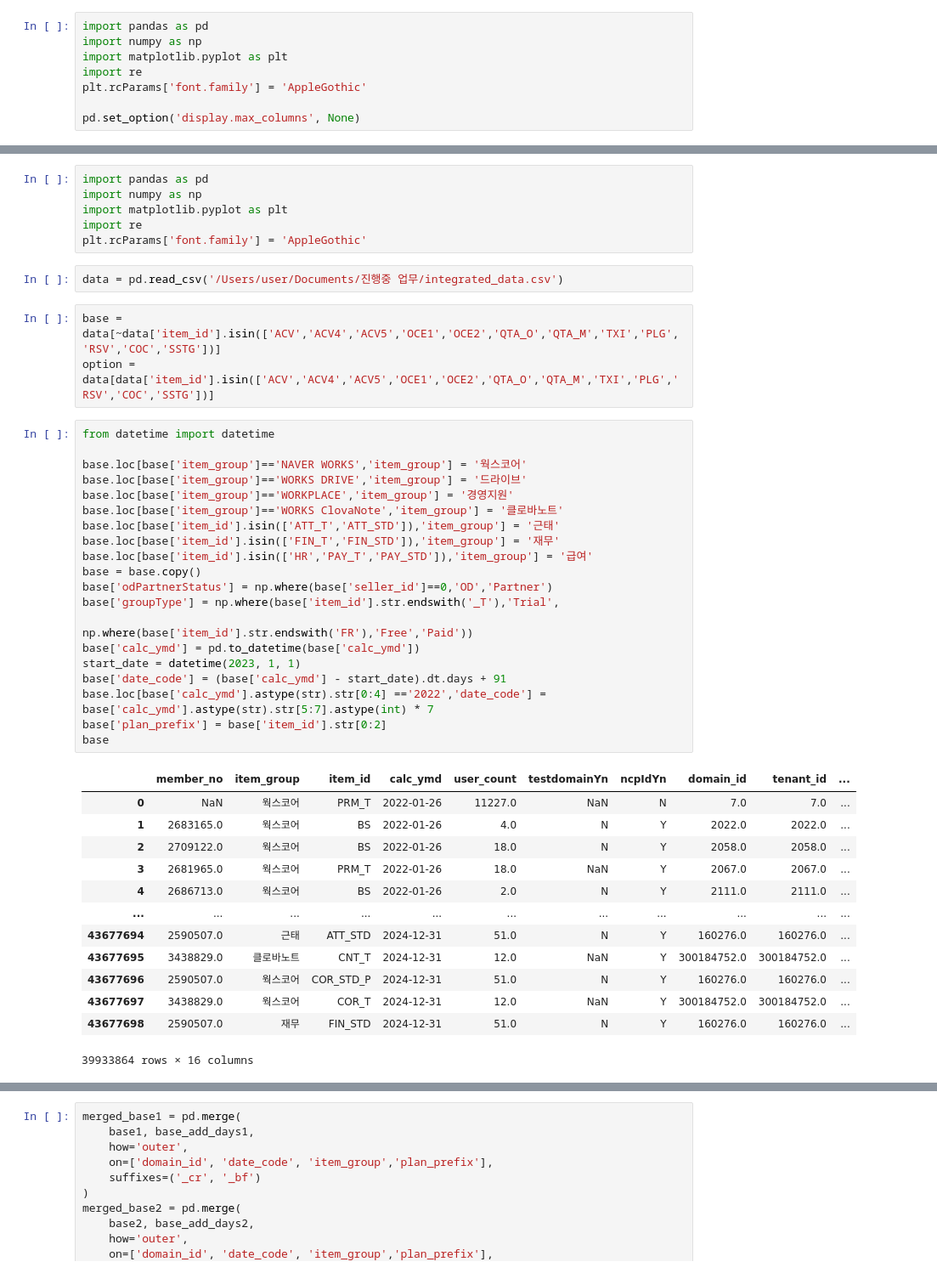
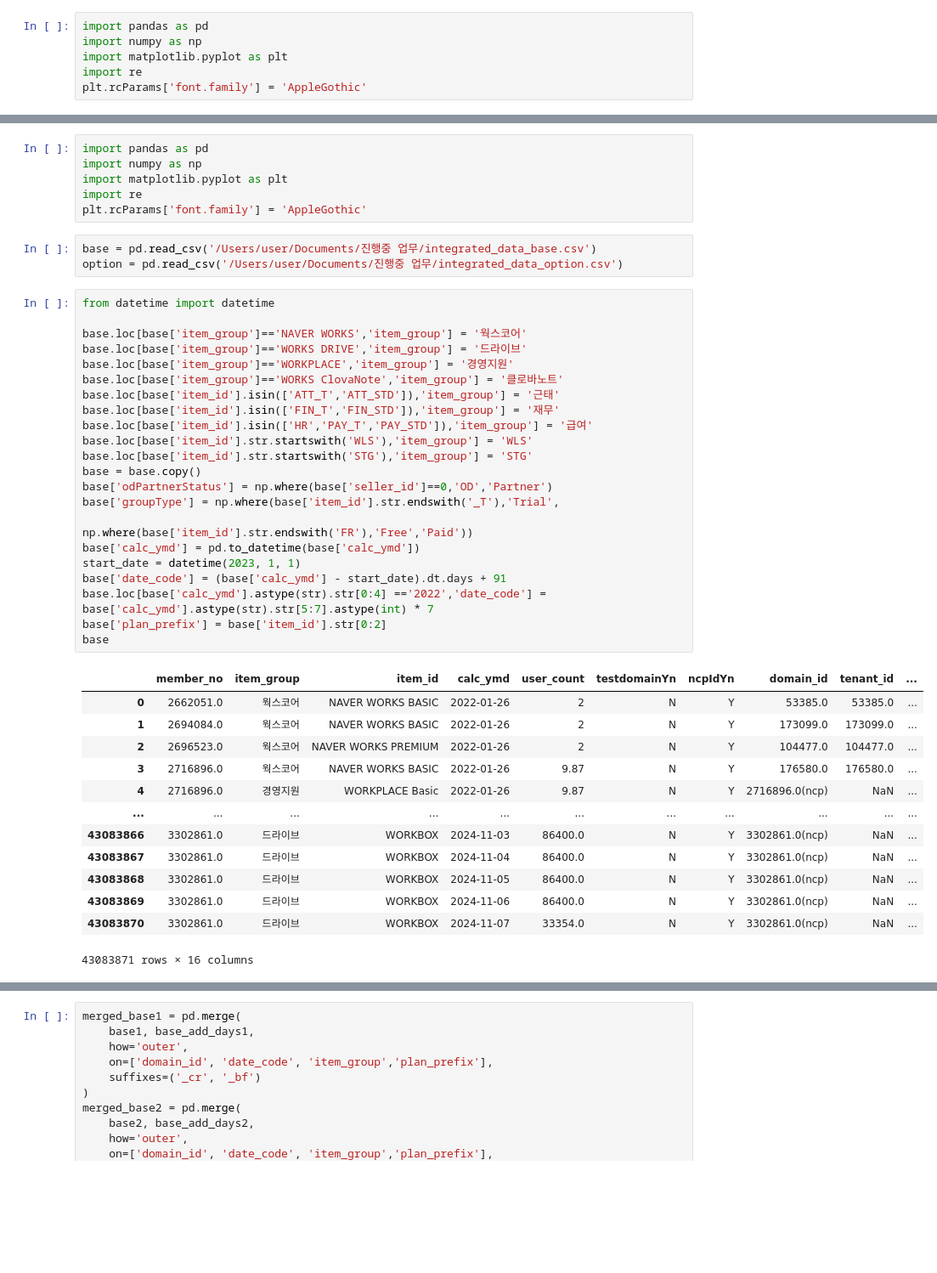
Before and after one commit to sunwho/navercloud_DA, a Jupyter notebook: data_preprocessing.ipynb, the cells around one changed output, grey strips where cells are left out. Shown: that part at 85% size. Saved outputs shown, nothing was run; the diff lists cells and outputs as text; blank space fills up the shorter version.

```diff
--- a/data_preprocessing.ipynb
+++ b/data_preprocessing.ipynb
@@ -4,8 +4,6 @@ import numpy as np
 import matplotlib.pyplot as plt
 import re
 plt.rcParams['font.family'] = 'AppleGothic'
-
-pd.set_option('display.max_columns', None)
 # %%
 boa1 = pd.read_excel('/Users/user/Documents/진행중 업무/데이터/BOA/BOA(202201)new.xlsx')
 boa2 = pd.read_excel('/Users/user/Documents/진행중 업무/데이터/BOA/BOA(202202)new.xlsx')
@@ -1328,44 +1242,44 @@ import matplotlib.pyplot as plt
 import re
 plt.rcParams['font.family'] = 'AppleGothic'
 # %%
-data = pd.read_csv('/Users/user/Documents/진행중 업무/integrated_data.csv')
+base = pd.read_csv('/Users/user/Documents/진행중 업무/integrated_data_base.csv')
+option = pd.read_csv('/Users/user/Documents/진행중 업무/integrated_data_option.csv')
-# %%
-base = data[~data['item_id'].isin(['ACV','ACV4','ACV5','OCE1','OCE2','QTA_O','QTA_M','TXI','PLG','RSV','COC','SSTG'])]
-option = data[data['item_id'].isin(['ACV','ACV4','ACV5','OCE1','OCE2','QTA_O','QTA_M','TXI','PLG','RSV','COC','SSTG'])]
 # %%
 from datetime import datetime
 
 base.loc[base['item_group']=='NAVER WORKS','item_group'] = '웍스코어'
 base.loc[base['item_group']=='WORKS DRIVE','item_group'] = '드라이브'
 base.loc[base['item_group']=='WORKPLACE','item_group'] = '경영지원'
 base.loc[base['item_group']=='WORKS ClovaNote','item_group'] = '클로바노트'
 base.loc[base['item_id'].isin(['ATT_T','ATT_STD']),'item_group'] = '근태'
 base.loc[base['item_id'].isin(['FIN_T','FIN_STD']),'item_group'] = '재무'
 base.loc[base['item_id'].isin(['HR','PAY_T','PAY_STD']),'item_group'] = '급여'
+base.loc[base['item_id'].str.startswith('WLS'),'item_group'] = 'WLS'
+base.loc[base['item_id'].str.startswith('STG'),'item_group'] = 'STG'
 base = base.copy()
 base['odPartnerStatus'] = np.where(base['seller_id']==0,'OD','Partner')
 base['groupType'] = np.where(base['item_id'].str.endswith('_T'),'Trial',
                                         np.where(base['item_id'].str.endswith('FR'),'Free','Paid'))
 base['calc_ymd'] = pd.to_datetime(base['calc_ymd'])
 start_date = datetime(2023, 1, 1)
 base['date_code'] = (base['calc_ymd'] - start_date).dt.days + 91
 base.loc[base['calc_ymd'].astype(str).str[0:4] =='2022','date_code'] = base['calc_ymd'].astype(str).str[5:7].astype(int) * 7
 base['plan_prefix'] = base['item_id'].str[0:2]
 base
 # %% [output]
 |  | member_no | item_group | item_id | calc_ymd | user_count | testdomainYn | ncpIdYn | domain_id | tenant_id | ... |
-| 0 | NaN | 웍스코어 | PRM_T | 2022-01-26 | 11227.0 | NaN | N | 7.0 | 7.0 | ... |
-| 1 | 2683165.0 | 웍스코어 | BS | 2022-01-26 | 4.0 | N | Y | 2022.0 | 2022.0 | ... |
-| 2 | 2709122.0 | 웍스코어 | BS | 2022-01-26 | 18.0 | N | Y | 2058.0 | 2058.0 | ... |
-| 3 | 2681965.0 | 웍스코어 | PRM_T | 2022-01-26 | 18.0 | NaN | Y | 2067.0 | 2067.0 | ... |
-| 4 | 2686713.0 | 웍스코어 | BS | 2022-01-26 | 2.0 | N | Y | 2111.0 | 2111.0 | ... |
+| 0 | 2662051.0 | 웍스코어 | NAVER WORKS BASIC | 2022-01-26 | 2 | N | Y | 53385.0 | 53385.0 | ... |
+| 1 | 2694084.0 | 웍스코어 | NAVER WORKS BASIC | 2022-01-26 | 2 | N | Y | 173099.0 | 173099.0 | ... |
+| 2 | 2696523.0 | 웍스코어 | NAVER WORKS PREMIUM | 2022-01-26 | 2 | N | Y | 104477.0 | 104477.0 | ... |
+| 3 | 2716896.0 | 웍스코어 | NAVER WORKS BASIC | 2022-01-26 | 9.87 | N | Y | 176580.0 | 176580.0 | ... |
+| 4 | 2716896.0 | 경영지원 | WORKPLACE Basic | 2022-01-26 | 9.87 | N | Y | 2716896.0(ncp) | NaN | ... |
 | ... | ... | ... | ... | ... | ... | ... | ... | ... | ... | ... |
-| 43677694 | 2590507.0 | 근태 | ATT_STD | 2024-12-31 | 51.0 | N | Y | 160276.0 | 160276.0 | ... |
-| 43677695 | 3438829.0 | 클로바노트 | CNT_T | 2024-12-31 | 12.0 | NaN | Y | 300184752.0 | 300184752.0 | ... |
-| 43677696 | 2590507.0 | 웍스코어 | COR_STD_P | 2024-12-31 | 51.0 | N | Y | 160276.0 | 160276.0 | ... |
-| 43677697 | 3438829.0 | 웍스코어 | COR_T | 2024-12-31 | 12.0 | NaN | Y | 300184752.0 | 300184752.0 | ... |
-| 43677698 | 2590507.0 | 재무 | FIN_STD | 2024-12-31 | 51.0 | N | Y | 160276.0 | 160276.0 | ... |
+| 43083866 | 3302861.0 | 드라이브 | WORKBOX | 2024-11-03 | 86400.0 | N | Y | 3302861.0(ncp) | NaN | ... |
+| 43083867 | 3302861.0 | 드라이브 | WORKBOX | 2024-11-04 | 86400.0 | N | Y | 3302861.0(ncp) | NaN | ... |
+| 43083868 | 3302861.0 | 드라이브 | WORKBOX | 2024-11-05 | 86400.0 | N | Y | 3302861.0(ncp) | NaN | ... |
+| 43083869 | 3302861.0 | 드라이브 | WORKBOX | 2024-11-06 | 86400.0 | N | Y | 3302861.0(ncp) | NaN | ... |
+| 43083870 | 3302861.0 | 드라이브 | WORKBOX | 2024-11-07 | 33354.0 | N | Y | 3302861.0(ncp) | NaN | ... |
-39933864 rows × 16 columns
+43083871 rows × 16 columns
 # %%
 base_add_days = base.copy()
 rows_to_duplicate = base_add_days[base_add_days['date_code'] == 84]
```
Also changed, not shown: parts of 76 cells of this notebook.
